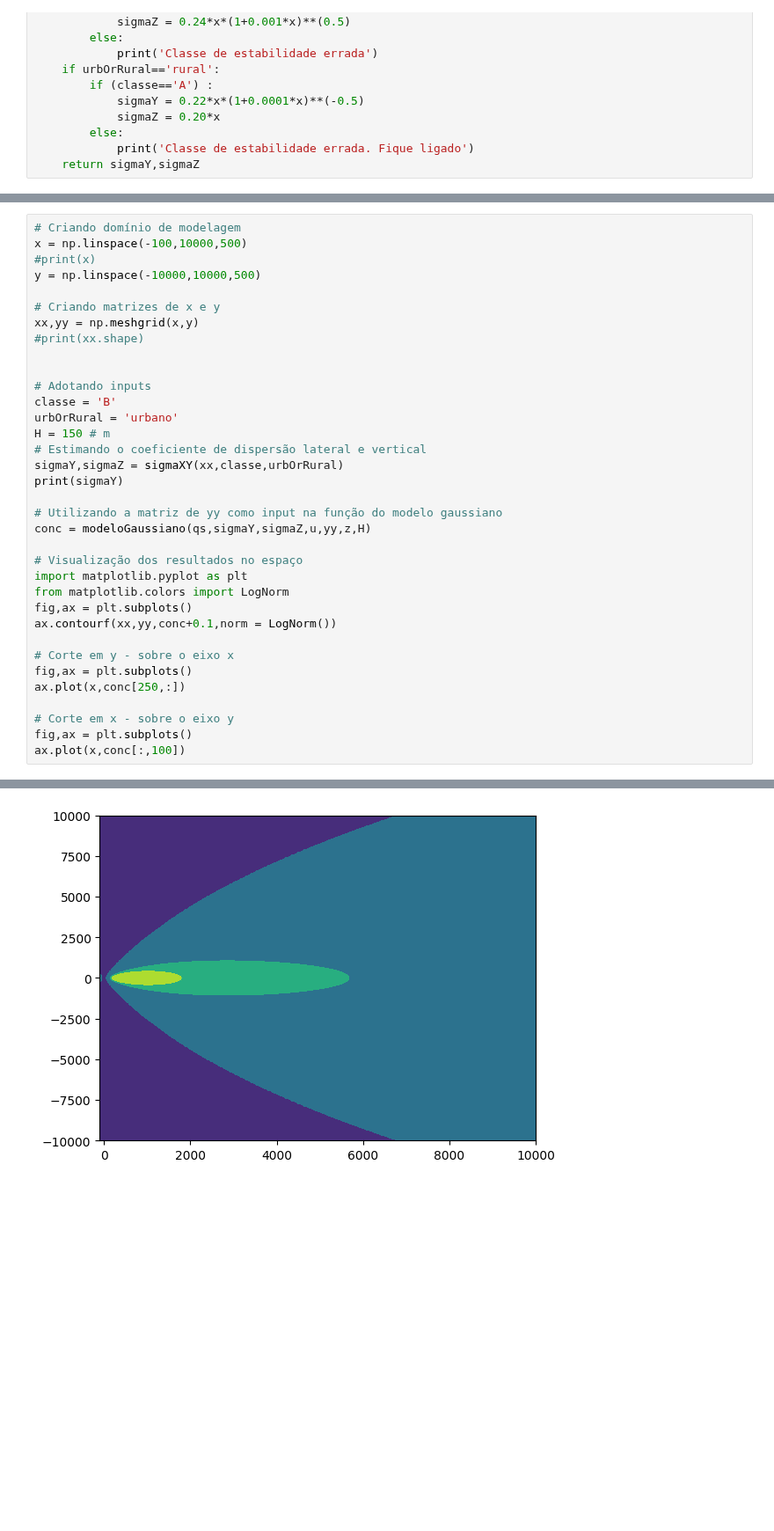
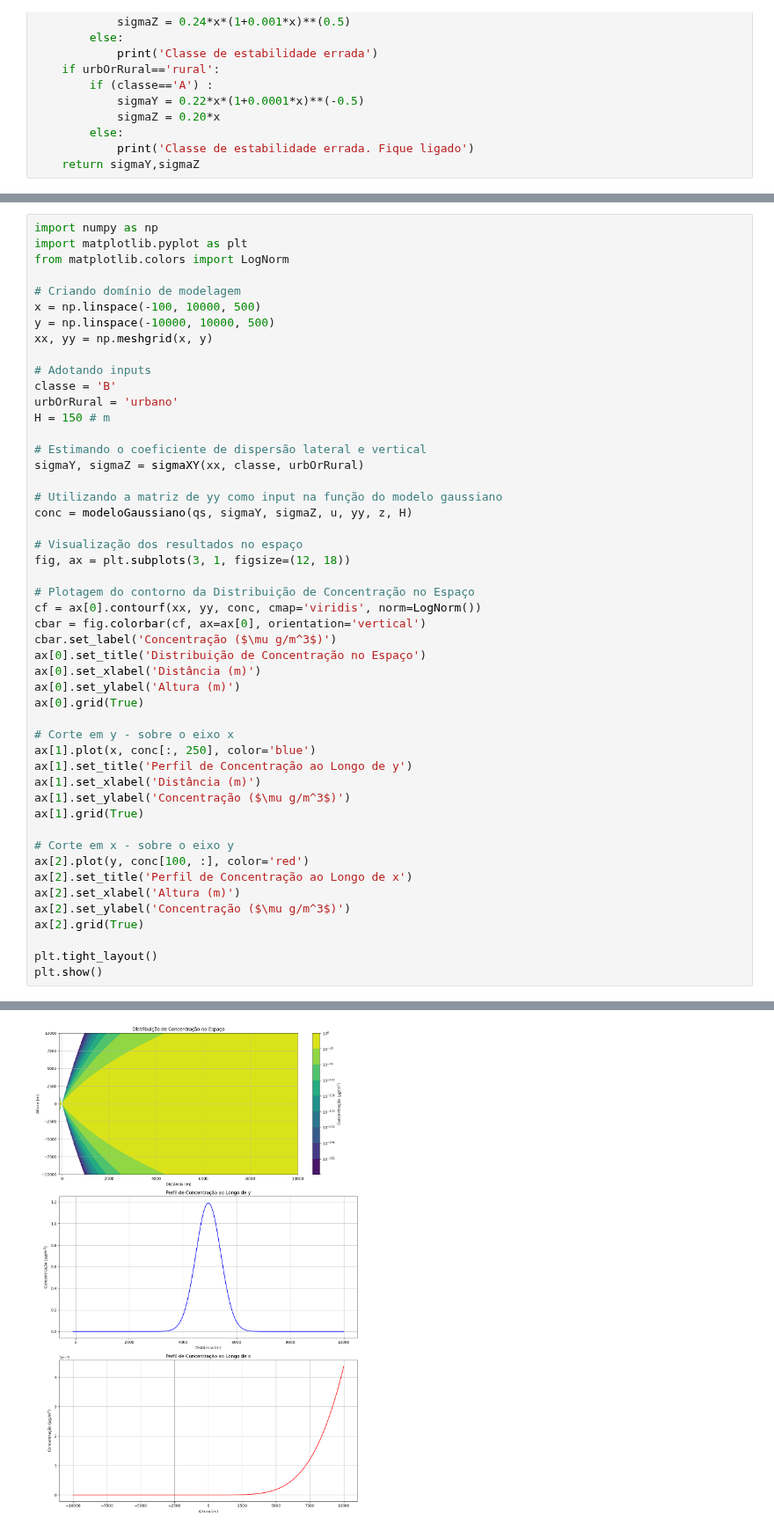
Before and after one commit to muriell-b/ENS5173_01, a Jupyter notebook: projeto_03.ipynb, the cells around one changed output, grey strips where cells are left out. Shown at 88% size. Cells and saved outputs as stored; diff of their text form; blank space fills up the shorter version.

```diff
--- a/projeto_03.ipynb
+++ b/projeto_03.ipynb
@@ -46,36 +46,50 @@ A concentração estimada é = 86.2052564132534 µg/m³
 # %%
+import numpy as np
+import matplotlib.pyplot as plt
+from matplotlib.colors import LogNorm
+
 # Criando domínio de modelagem
-x = np.linspace(-100,10000,500)
-#print(x)
-y = np.linspace(-10000,10000,500)
-
-# Criando matrizes de x e y
-xx,yy = np.meshgrid(x,y)
-#print(xx.shape)
-
+x = np.linspace(-100, 10000, 500)
+y = np.linspace(-10000, 10000, 500)
+xx, yy = np.meshgrid(x, y)
 
 # Adotando inputs
 classe = 'B'
 urbOrRural = 'urbano'
 H = 150 # m
+
 # Estimando o coeficiente de dispersão lateral e vertical
-sigmaY,sigmaZ = sigmaXY(xx,classe,urbOrRural)
-print(sigmaY)
+sigmaY, sigmaZ = sigmaXY(xx, classe, urbOrRural)
 
 # Utilizando a matriz de yy como input na função do modelo gaussiano
-conc = modeloGaussiano(qs,sigmaY,sigmaZ,u,yy,z,H)
+conc = modeloGaussiano(qs, sigmaY, sigmaZ, u, yy, z, H)
 
 # Visualização dos resultados no espaço
-import matplotlib.pyplot as plt
-from matplotlib.colors import LogNorm
-fig,ax = plt.subplots()
-ax.contourf(xx,yy,conc+0.1,norm = LogNorm())
+fig, ax = plt.subplots(3, 1, figsize=(12, 18))
+
+# Plotagem do contorno da Distribuição de Concentração no Espaço
+cf = ax[0].contourf(xx, yy, conc, cmap='viridis', norm=LogNorm())
+cbar = fig.colorbar(cf, ax=ax[0], orientation='vertical')
+cbar.set_label('Concentração ($\mu g/m^3$)')
+ax[0].set_title('Distribuição de Concentração no Espaço')
+ax[0].set_xlabel('Distância (m)')
+ax[0].set_ylabel('Altura (m)')
+ax[0].grid(True)
 
 # Corte em y - sobre o eixo x
-fig,ax = plt.subplots()
-ax.plot(x,conc[250,:])
+ax[1].plot(x, conc[:, 250], color='blue')
+ax[1].set_title('Perfil de Concentração ao Longo de y')
+ax[1].set_xlabel('Distância (m)')
+ax[1].set_ylabel('Concentração ($\mu g/m^3$)')
+ax[1].grid(True)
 
 # Corte em x - sobre o eixo y
-fig,ax = plt.subplots()
-ax.plot(x,conc[:,100])
+ax[2].plot(y, conc[100, :], color='red')
+ax[2].set_title('Perfil de Concentração ao Longo de x')
+ax[2].set_xlabel('Altura (m)')
+ax[2].set_ylabel('Concentração ($\mu g/m^3$)')
+ax[2].grid(True)
+
+plt.tight_layout()
+plt.show()
 # %% [output]
@@ -96 +96 @@ ax.plot(x,conc[:,100])
-[figure, old version]
+[figure, new version]
```
Also changed, not shown: parts of 2 cells of this notebook.
